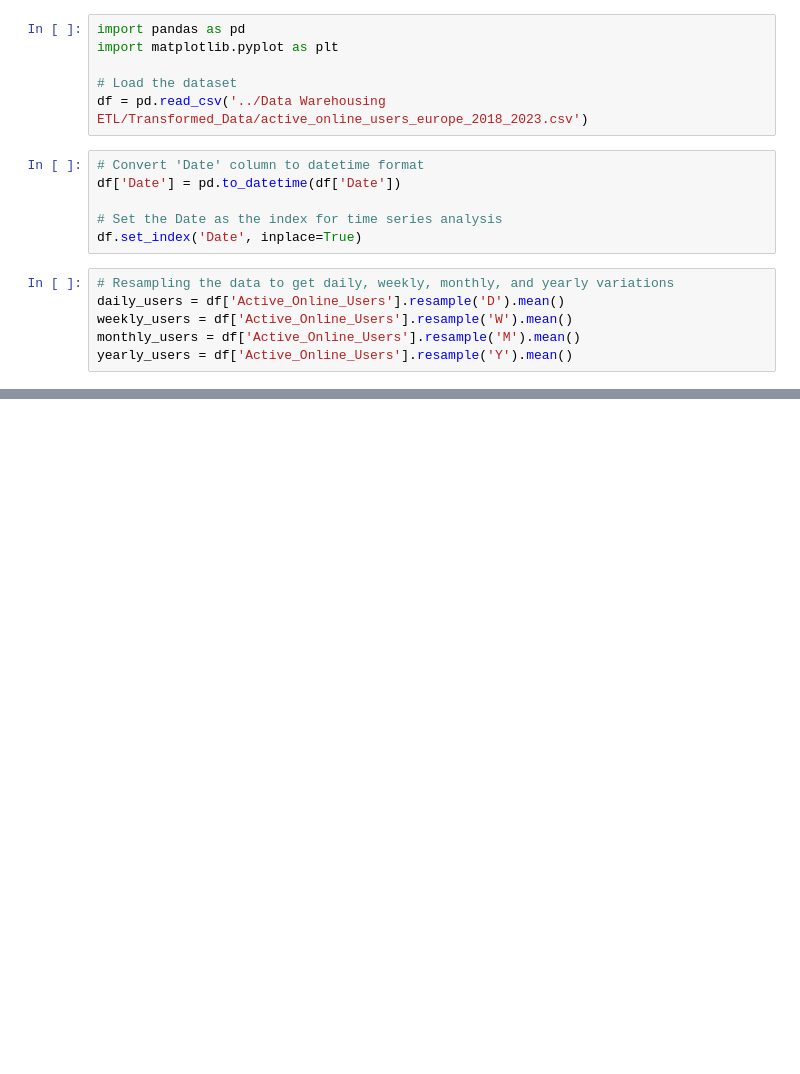
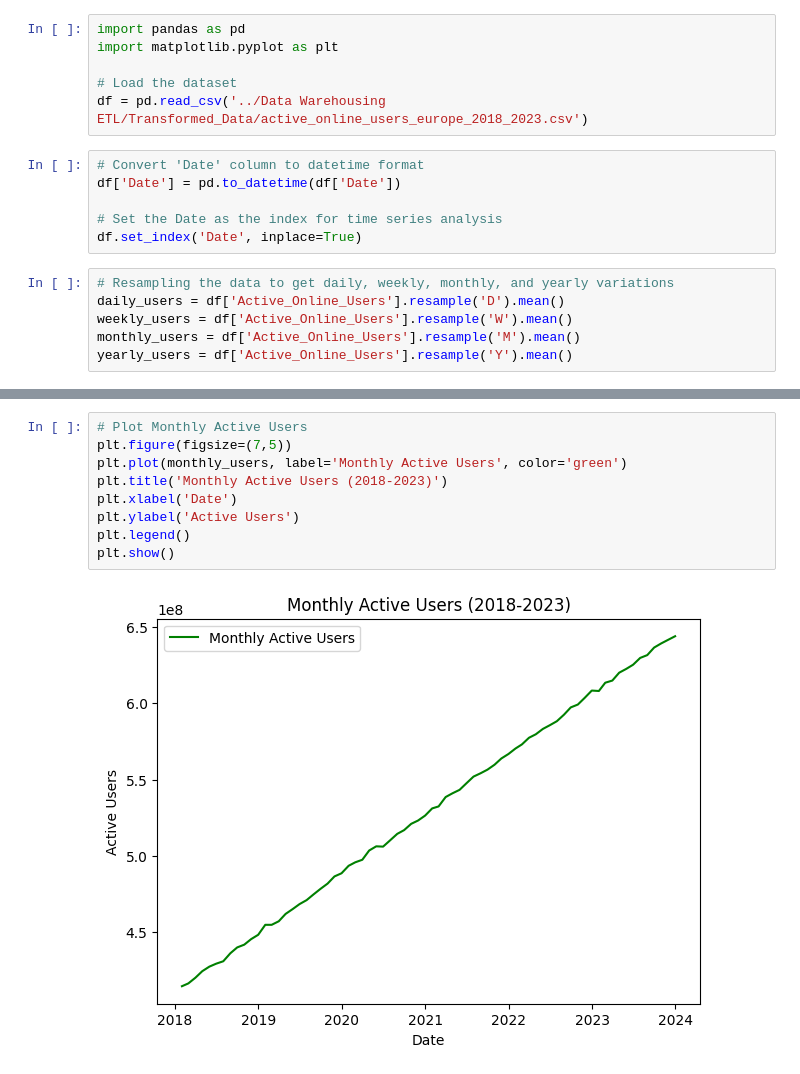
Before and after one commit to JasonGreich/Cyber-Avalanche, a Jupyter notebook: Python Analysis/active_users_analysis.ipynb, the cells around one changed output, grey strips where cells are left out. Drawn from its saved outputs; the diff is of its cells as text; blank space fills up the shorter version.

```diff
--- a/Python Analysis/active_users_analysis.ipynb
+++ b/Python Analysis/active_users_analysis.ipynb
@@ -55,0 +41,11 @@ plt.show()
+# %%
+# Plot Monthly Active Users
+plt.figure(figsize=(7,5))
+plt.plot(monthly_users, label='Monthly Active Users', color='green')
+plt.title('Monthly Active Users (2018-2023)')
+plt.xlabel('Date')
+plt.ylabel('Active Users')
+plt.legend()
+plt.show()
+# %% [output]
+[figure, added]
```
Also changed, not shown: parts of 4 cells of this notebook, 5 other files.
